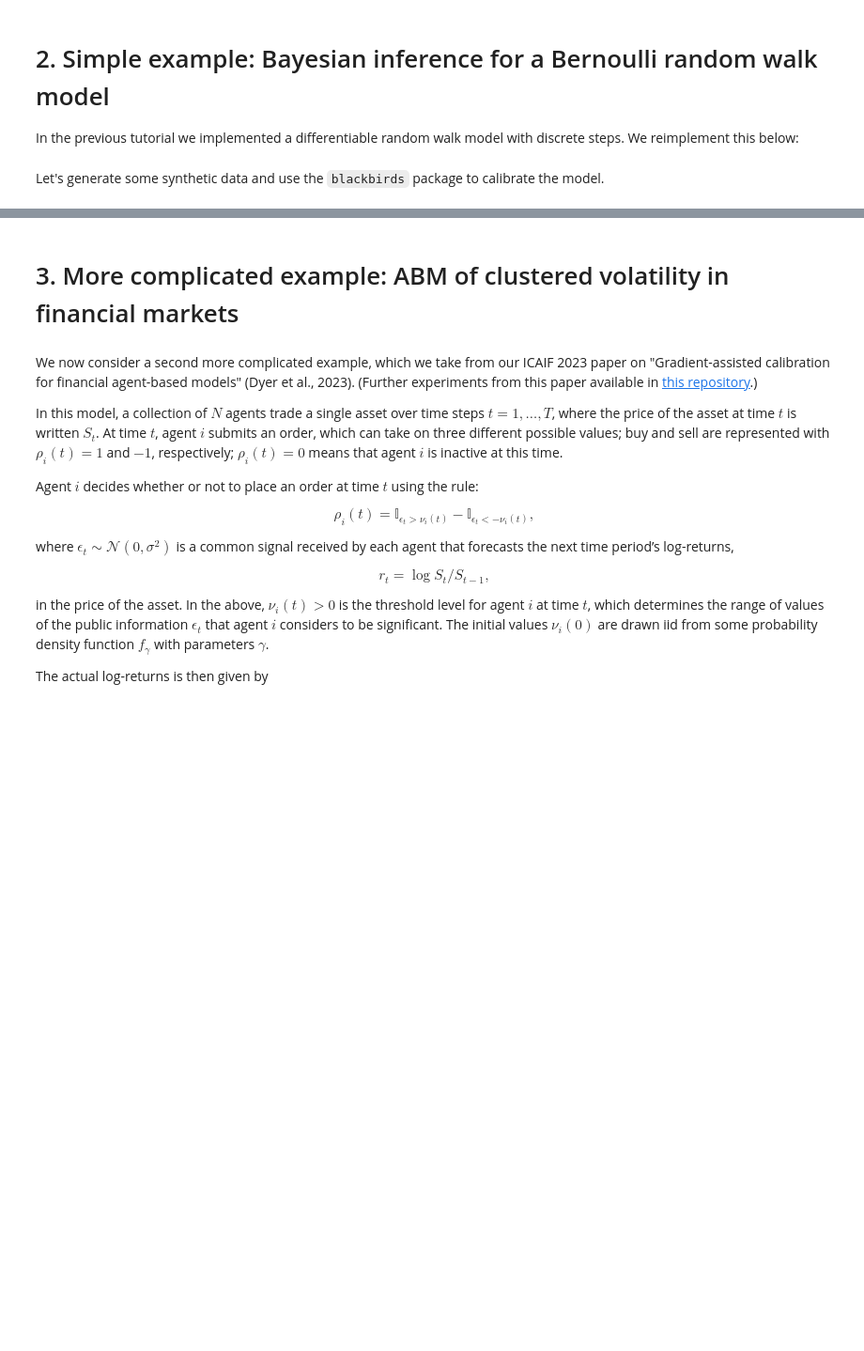
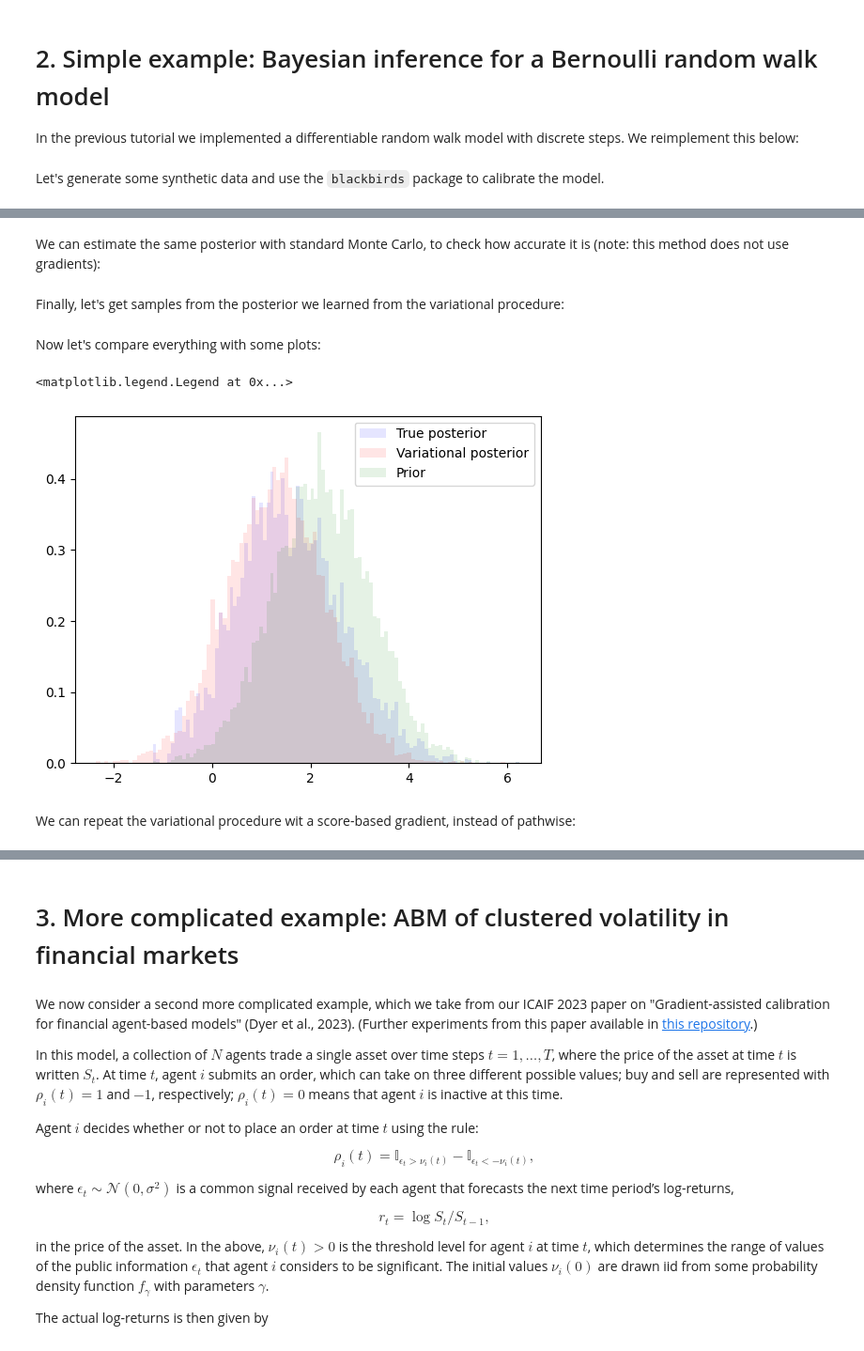
Before and after one commit to LargeAgentCollider/icaif_tutorial, a Jupyter notebook: notebooks/04-variational-inference.ipynb, the cells around one changed output, grey strips where cells are left out. Shown at 94% size. Drawn from its saved outputs; the diff is of its cells as text; code cells hidden in the pictures; blank space fills up the shorter version.

```diff
--- a/notebooks/04-variational-inference.ipynb
+++ b/notebooks/04-variational-inference.ipynb
@@ -124,0 +63,19 @@ We could improve upon this approximation by running the optimisation procedure f
+# %%
+class TrainableGaussian(torch.nn.Module):
+    def __init__(self):
+        super().__init__()
+        self.mu = torch.nn.Parameter(torch.zeros(1))
+        self.sigma = torch.nn.Parameter(torch.ones(1))
+
+    def sample(self, n):
+        sigma = torch.clamp(self.sigma**2, 1e-2, 1e6)
+        dist = torch.distributions.Normal(self.mu, sigma)
+        theta = dist.rsample((n,))
+        logprob = dist.log_prob(theta)
+        return theta, logprob
+
+    def log_prob(self, *args):
+        sigma = torch.clamp(self.sigma**2, 1e-2, 1e6)
+        dist = torch.distributions.Normal(self.mu, sigma)
+        logprob = dist.log_prob(*args)
+        return logprob
@@ -124,0 +102,36 @@ We could improve upon this approximation by running the optimisation procedure f
+# %%
+q = TrainableGaussian()
+optimizer = torch.optim.Adam(q.parameters(), lr=5e-3)
+vi = VI(loss,
+    posterior_estimator=q,
+    prior=prior,
+    optimizer=optimizer,
+    w = 1, # this is a relative weight between the loss and the KL term
+    n_samples_per_epoch=20
+    )
+vi.run(x_true, n_epochs=1000, max_epochs_without_improvement=100)
+# %% [markdown]
+We can estimate the same posterior with standard Monte Carlo, to check how accurate it is (note: this method does not use gradients):
+# %%
+log_weight_norm = torch.logsumexp(-losses, 0)
+weights = torch.exp(-losses - log_weight_norm)
+true_post_samples = prior_samples[torch.distributions.Categorical(weights).sample((N_SAMPLES,))]
+# %% [markdown]
+Finally, let's get samples from the posterior we learned from the variational procedure:
+# %%
+posterior_samples, posterior_sample_log_probs = q.sample(N_SAMPLES)
+# %% [markdown]
+Now let's compare everything with some plots:
+# %%
+plt.hist(true_post_samples.reshape(-1).numpy(), alpha=0.1, label="True posterior",
+         bins=100, color='b', density=True)
+plt.hist(posterior_samples.detach().reshape(-1).numpy(),
+         bins=100, alpha=0.1, color='r', label="Variational posterior", density=True);
+plt.hist(prior_samples.reshape(-1).numpy(),
+         bins=100, alpha=0.1, color='g', label="Prior", density=True);
+plt.legend()
+# %% [output]
+<matplotlib.legend.Legend at 0x...>
+[figure, added]
+# %% [markdown]
+We can repeat the variational procedure wit a score-based gradient, instead of pathwise:
```
Also changed, not shown: parts of 45 cells of this notebook.
